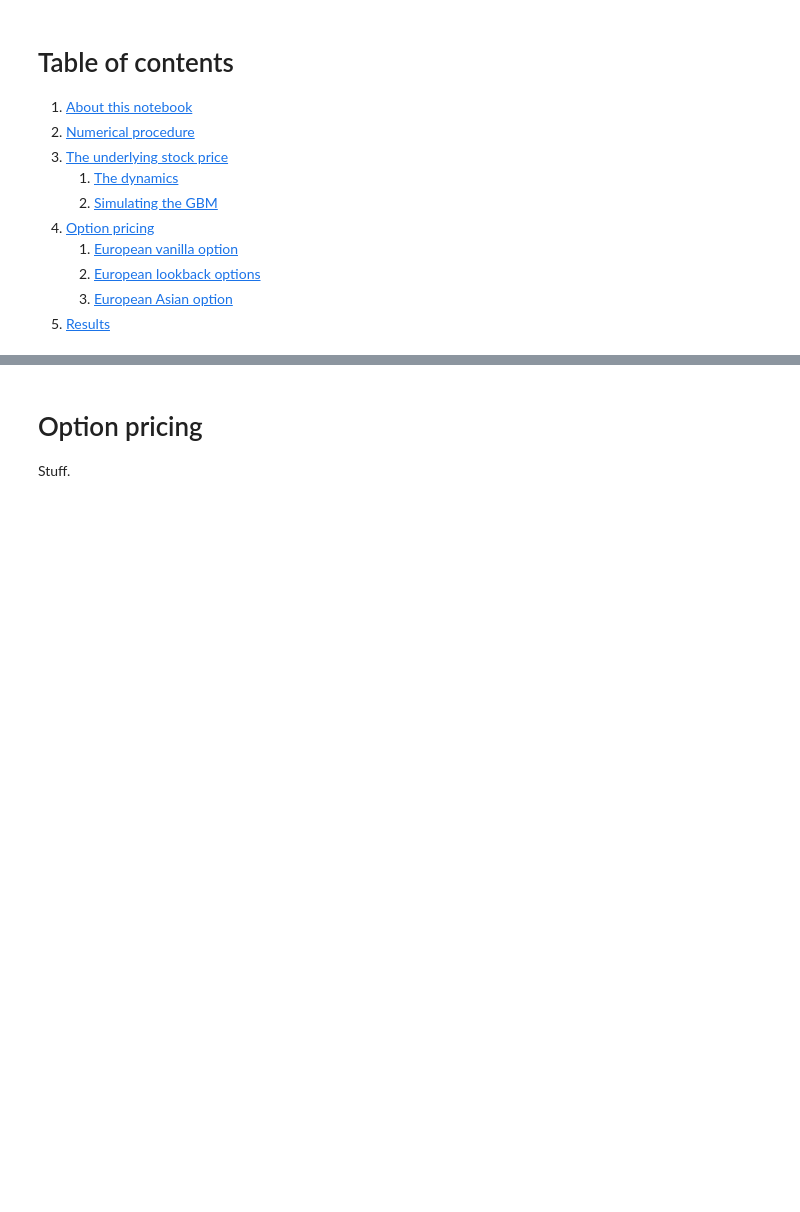
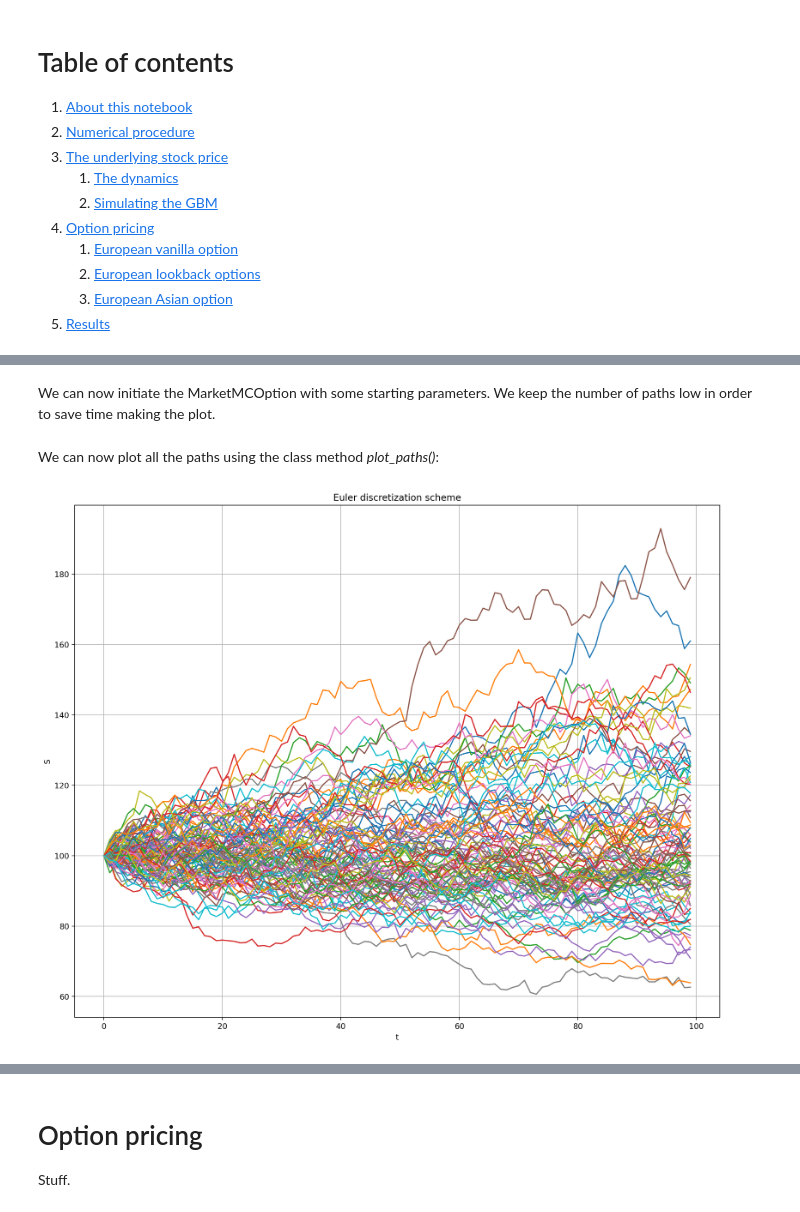
Before and after one commit to AlexanderNadjalin/test_project_computational_finance, a Jupyter notebook: Test Project - Computational Finance.ipynb, the cells around one changed output, grey strips where cells are left out. Drawn from its saved outputs; the diff is of its cells as text; code cells hidden in the pictures; blank space fills up the shorter version.

Commit message:
More text to nb. Plotting for GBM added.

```diff
--- a/Test Project - Computational Finance.ipynb
+++ b/Test Project - Computational Finance.ipynb
@@ -101,0 +179,27 @@ import matplotlib.pyplot as plt
+# %% [markdown]
+We can now initiate the MarketMCOption with some starting parameters. We keep the number of paths low in order to save time making the plot.
+# %%
+s0 = 100
+d = 0.0
+sigma = 0.2
+r = 0.05
+expiry = 1
+k = 100
+num_steps = 100
+num_sims = 100
+
+M = MarketMCOption(s0=s0,
+                   d=d,
+                   sigma=sigma,
+                   r=r,
+                   option_type='d',
+                   expiry=expiry,
+                   k=k,
+                   num_steps=num_steps,
+                   num_sims=num_sims)
+# %% [markdown]
+We can now plot all the paths using the class method *plot_paths()*:
+# %%
+M.plot_paths()
+# %% [output]
+[figure, added]
```
Also changed, not shown: parts of 13 cells of this notebook, 1 other file.
